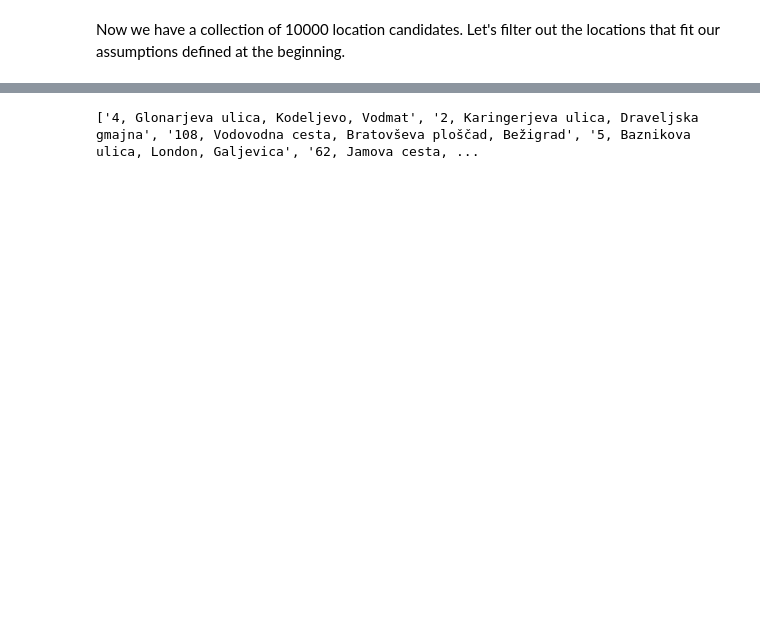
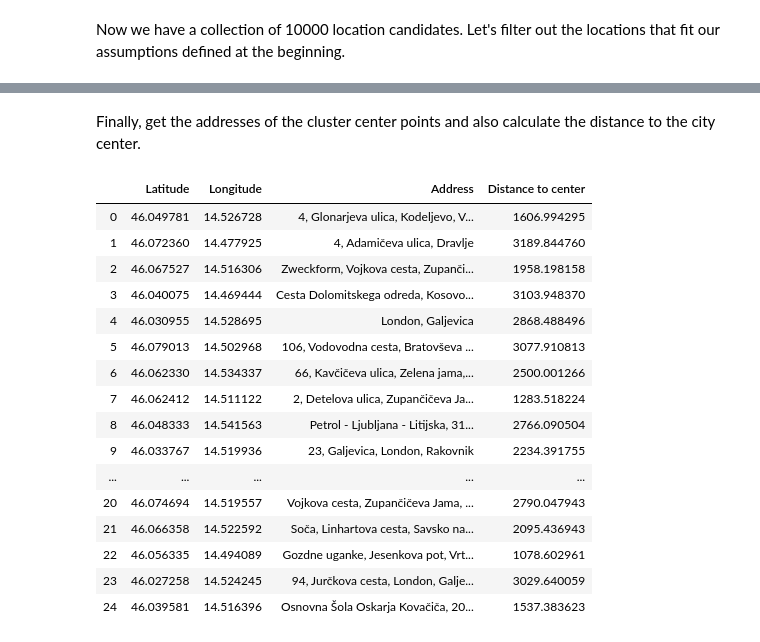
Before and after one commit to mkaste/Coursera_Capstone, a Jupyter notebook: Capstone_Project.ipynb, the cells around one changed output, grey strips where cells are left out. Drawn from its saved outputs; the diff is of its cells as text; code cells hidden in the pictures; blank space fills up the shorter version.

```diff
--- a/Capstone_Project.ipynb
+++ b/Capstone_Project.ipynb
@@ -98,7 +99,7 @@ reverse= RateLimiter(geolocator.reverse, min_delay_seconds=5)
 
 def get_address_from_coordinates(lat, lon):
     address = reverse((lat,lon), exactly_one=True, language="si")
-    return address.address
+    return address.address.split(', Ljubljana')[0]
 
 def get_coordinates_from_address(address):
     location = geocode(address)
@@ -727,8 +758,0 @@ Here we can observe that there are pockets of location candidates almost around
-# %%
-import matplotlib.cm as cm
-import matplotlib.colors as colors
-
-# set color scheme for the clusters
-x = np.arange(number_of_clusters)
-ys = [i+x+(i*x)**2 for i in range(number_of_clusters)]
-colors_array = cm.rainbow(np.linspace(0, 1, len(ys)))
@@ -734,0 +761,10 @@ colors_array = cm.rainbow(np.linspace(0, 1, len(ys)))
+# %%
+from sklearn.cluster import KMeans
+from sklearn.cluster import SpectralClustering
+
+number_of_clusters = 25
+
+final_location_coordinates = final_locations[['Latitude', 'Longitude']].values
+kmeans = KMeans(n_clusters=number_of_clusters, random_state=1).fit(final_location_coordinates)
+
+kmeans_centers = kmeans.cluster_centers_
@@ -793,4 +818,28 @@ for lat,lon in kmeans_centers:
-# %%
-print(addresses)
-# %% [output]
-['4, Glonarjeva ulica, Kodeljevo, Vodmat', '2, Karingerjeva ulica, Draveljska gmajna', '108, Vodovodna cesta, Bratovševa ploščad, Bežigrad', '5, Baznikova ulica, London, Galjevica', '62, Jamova cesta, ...
+# %% [markdown]
+Finally, get the addresses of the cluster center points and also calculate the distance to the city center.
+# %%
+final_result = pd.DataFrame(kmeans_centers, columns=['Latitude', 'Longitude'])
+final_result['Address'] = final_result.apply(lambda x: get_address_from_coordinates(x['Latitude'], x['Longitude']), axis=1)
+final_result['Distance to center'] = final_result.apply(lambda x:
+                                        calculate_distance(
+                                            lj_center_lat, lj_center_lon,
+                                            x["Latitude"], x["Longitude"]), axis=1)
+final_result
+# %% [output]
+|  | Latitude | Longitude | Address | Distance to center |
+| 0 | 46.049781 | 14.526728 | 4, Glonarjeva ulica, Kodeljevo, V... | 1606.994295 |
+| 1 | 46.072360 | 14.477925 | 4, Adamičeva ulica, Dravlje | 3189.844760 |
+| 2 | 46.067527 | 14.516306 | Zweckform, Vojkova cesta, Zupanči... | 1958.198158 |
+| 3 | 46.040075 | 14.469444 | Cesta Dolomitskega odreda, Kosovo... | 3103.948370 |
+| 4 | 46.030955 | 14.528695 | London, Galjevica | 2868.488496 |
+| 5 | 46.079013 | 14.502968 | 106, Vodovodna cesta, Bratovševa ... | 3077.910813 |
+| 6 | 46.062330 | 14.534337 | 66, Kavčičeva ulica, Zelena jama,... | 2500.001266 |
+| 7 | 46.062412 | 14.511122 | 2, Detelova ulica, Zupančičeva Ja... | 1283.518224 |
+| 8 | 46.048333 | 14.541563 | Petrol - Ljubljana - Litijska, 31... | 2766.090504 |
+| 9 | 46.033767 | 14.519936 | 23, Galjevica, London, Rakovnik | 2234.391755 |
+| ... | ... | ... | ... | ... |
+| 20 | 46.074694 | 14.519557 | Vojkova cesta, Zupančičeva Jama, ... | 2790.047943 |
+| 21 | 46.066358 | 14.522592 | Soča, Linhartova cesta, Savsko na... | 2095.436943 |
+| 22 | 46.056335 | 14.494089 | Gozdne uganke, Jesenkova pot, Vrt... | 1078.602961 |
+| 23 | 46.027258 | 14.524245 | 94, Jurčkova cesta, London, Galje... | 3029.640059 |
+| 24 | 46.039581 | 14.516396 | Osnovna Šola Oskarja Kovačiča, 20... | 1537.383623 |
```
Also changed, not shown: parts of 19 cells of this notebook.
